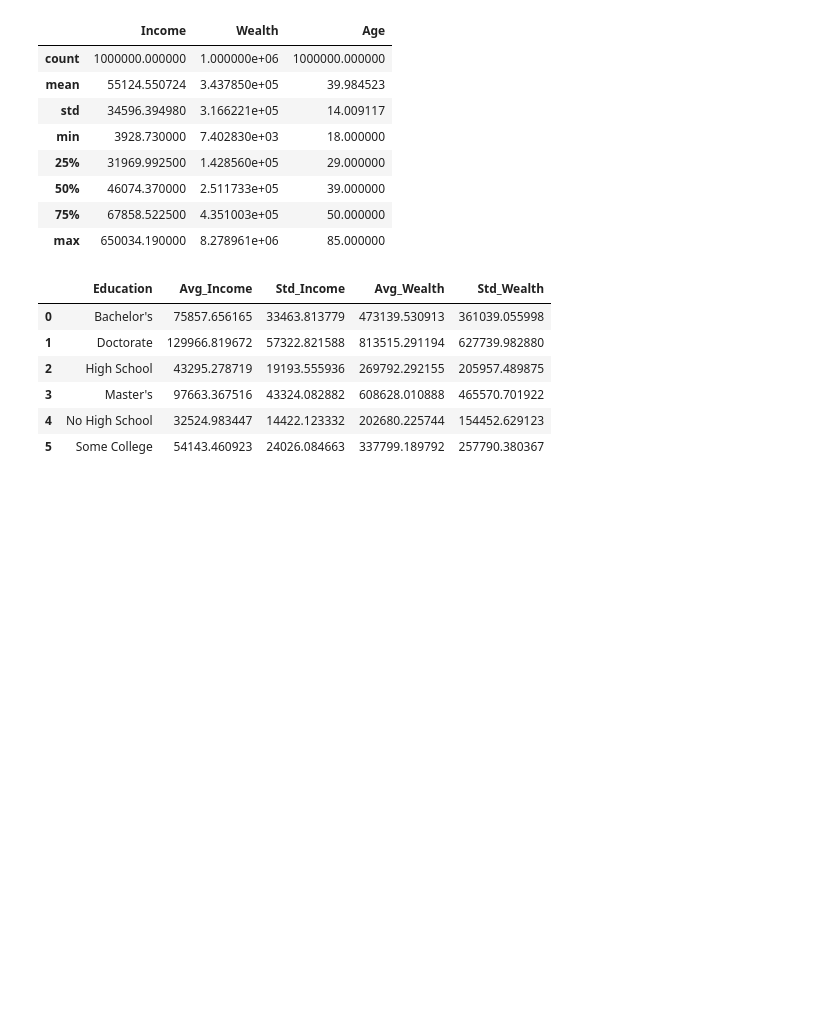
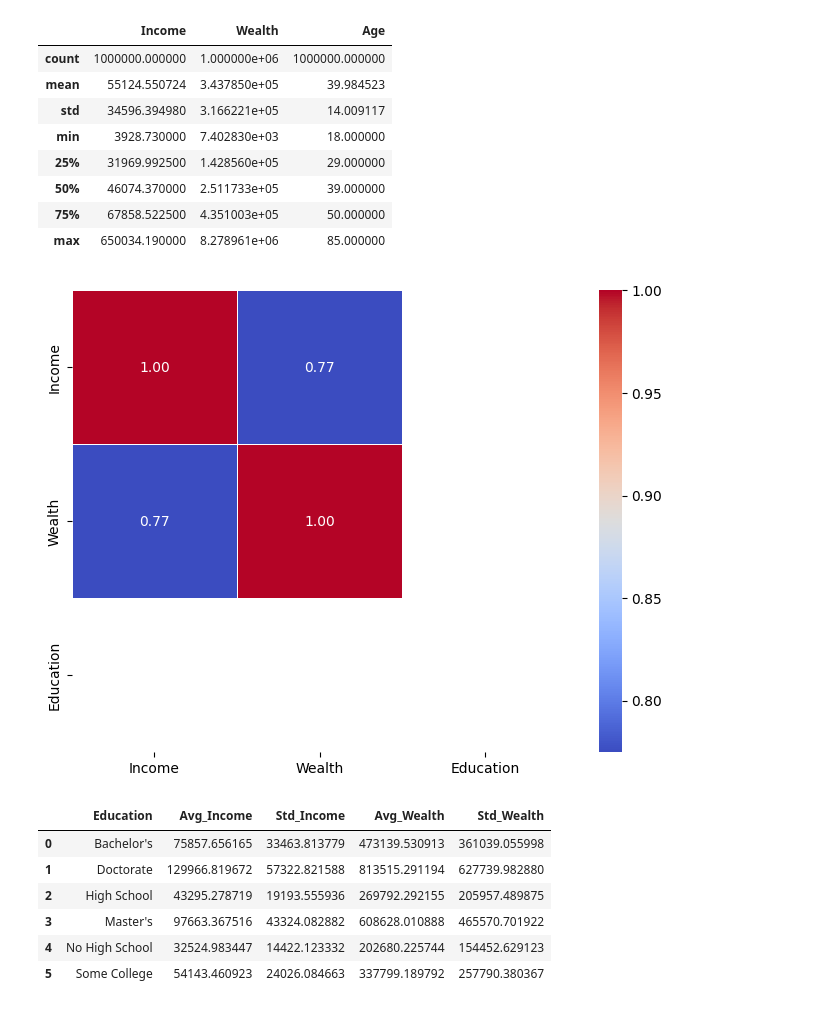
Before and after one commit to Brezzor/KEA_1.Semester_AI, a Jupyter notebook: 01._Lecture_6/wealth-income.ipynb, the cells around one changed output. Drawn from its saved outputs; the diff is of its cells as text; code cells hidden in the pictures; blank space fills up the shorter version.

Commit message:
Forsøg på et heatmap af Income, Wealth og Education

```diff
--- a/01._Lecture_6/wealth-income.ipynb
+++ b/01._Lecture_6/wealth-income.ipynb
@@ -34,6 +34,26 @@ data.describe()
 | 50% | 46074.370000 | 2.511733e+05 | 39.000000 |
 | 75% | 67858.522500 | 4.351003e+05 | 50.000000 |
 | max | 650034.190000 | 8.278961e+06 | 85.000000 |
+# %%
+edu_map = {
+    "No Formal Education": 0,
+    "Primary": 1,
+    "High School": 2,
+    "Associate Degree": 3,
+    "Bachelor's": 4,
+    "Master's": 5,
+    "Doctorate": 6
+}
+data["Education"] = data["Education"].map(edu_map)
+data["Income"] = pd.to_numeric(data["Income"], errors="coerce")
+data["Wealth"] = pd.to_numeric(data["Wealth"], errors="coerce")
+selected_data = data[["Income","Wealth","Education"]]
+corr_matrix = selected_data.corr()
+plt.figure(figsize=(8,6))
+sns.heatmap(corr_matrix, annot=True, cmap="coolwarm", fmt=".2f", linewidths=0.5)
+plt.show()
+# %% [output]
+[figure, added]
 # %%
 edu_stats = data.groupby("Education").agg(
     Avg_Income=("Income", "mean"),
```
